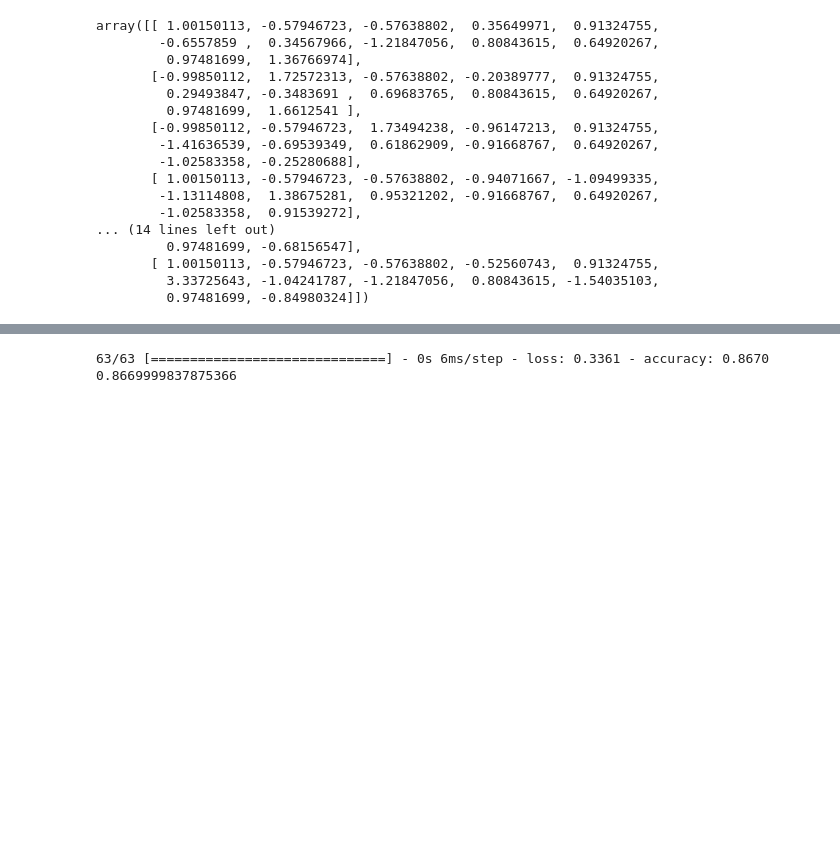
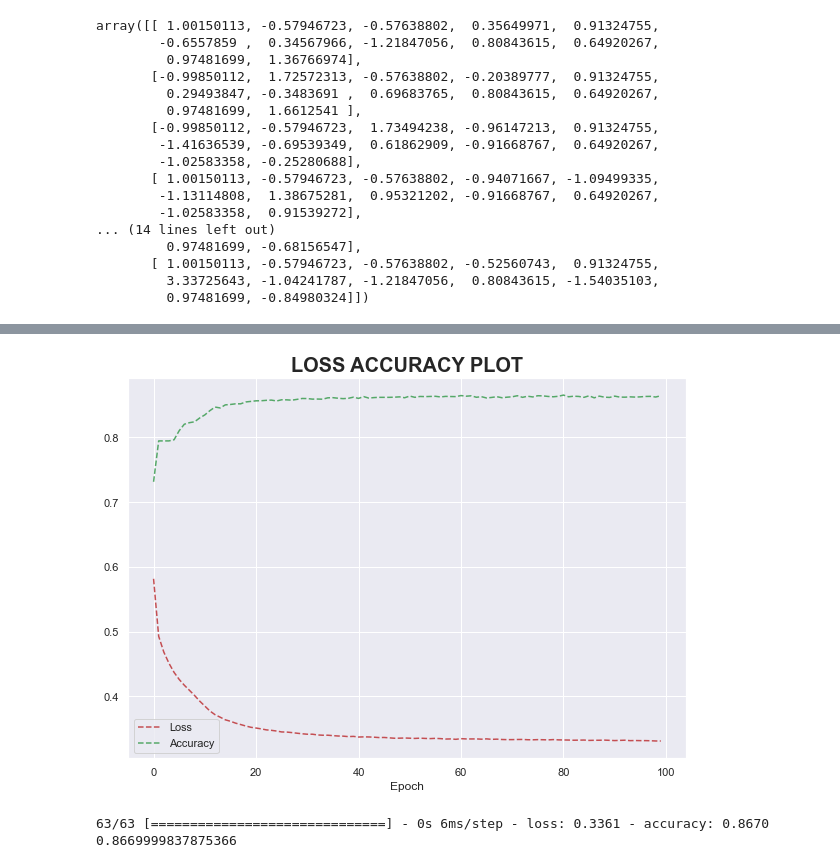
Before and after one commit to ericakonadu/Customer-chun_FastAPI_Project, a Jupyter notebook: Customer_Chun.ipynb, the cells around one changed output, grey strips where cells are left out. Drawn from its saved outputs; the diff is of its cells as text; code cells hidden in the pictures; blank space fills up the shorter version.

```diff
--- a/Customer_Chun.ipynb
+++ b/Customer_Chun.ipynb
@@ -19,7 +19,7 @@ drive.mount('/content/drive')
 # %% [output]
 Mounted at /content/drive
 # %%
-chun_df = pd.read_csv('/content/drive/MyDrive/Customer_chun/data/Churn_Predictions.csv')
+chun_df = pd.read_csv('data/Churn_Predictions.csv')
 chun_df.head()
 # %% [output]
 |  | RowNumber | CustomerId | Surname | CreditScore | Geography | Gender | Age | Tenure | Balance | ... |
@@ -209,4 +208,4 @@ model.compile(optimizer='adam',
 # %%
-model.fit(X_train, y_train, batch_size = 32, epochs = 100)
+history = model.fit(X_train, y_train, batch_size = 32, epochs = 100)
 # %% [output]
 Epoch 1/100
@@ -230,3 +228,16 @@ Epoch 100/100
+# %%
+loss = history.history["loss"]
+acc = history.history["accuracy"]
+# %%
+plt.figure(figsize=(10,7))
+plt.plot(loss, "r--", label="Loss")
+plt.plot(acc, "g--", label="Accuracy")
+plt.title("loss accuracy plot".upper(), size=20, weight="bold")
+plt.xlabel("Epoch")
+plt.legend();
+plt.savefig("loss accuracy plot.png", bbox_inches="tight", format="png")
+# %% [output]
+[figure, added]
 # %%
 loss, accuracy = model.evaluate(X_test, y_test)
 print(accuracy)
```
Also changed, not shown: parts of 8 cells of this notebook.
